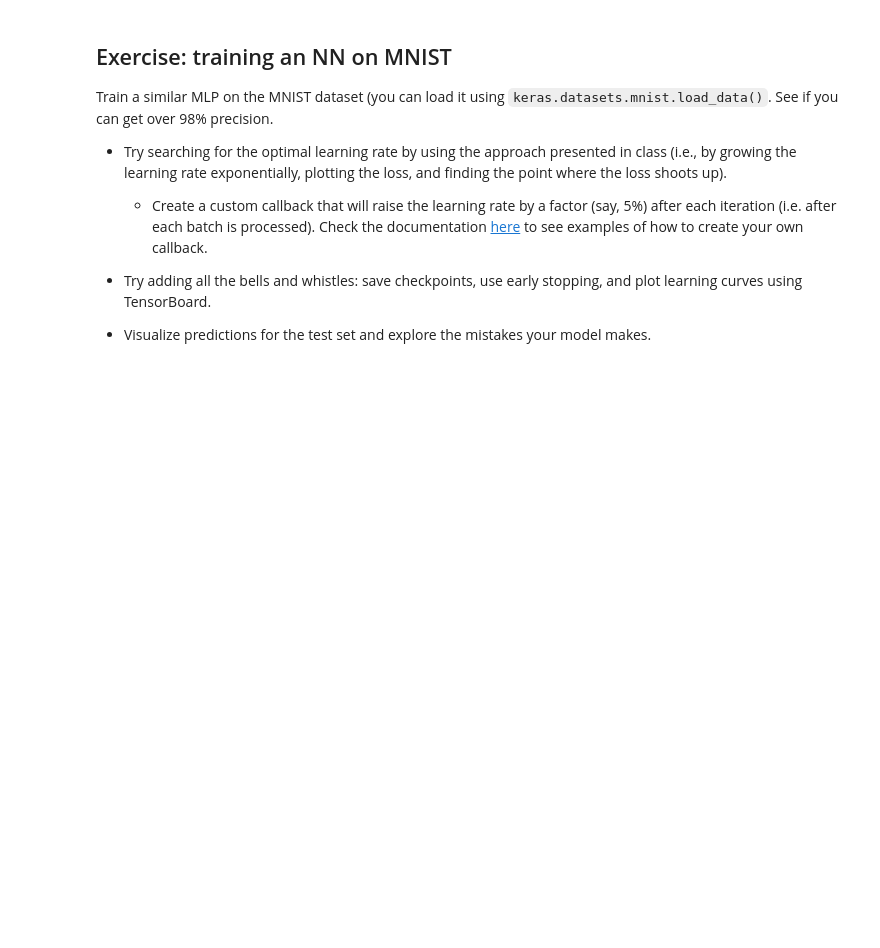
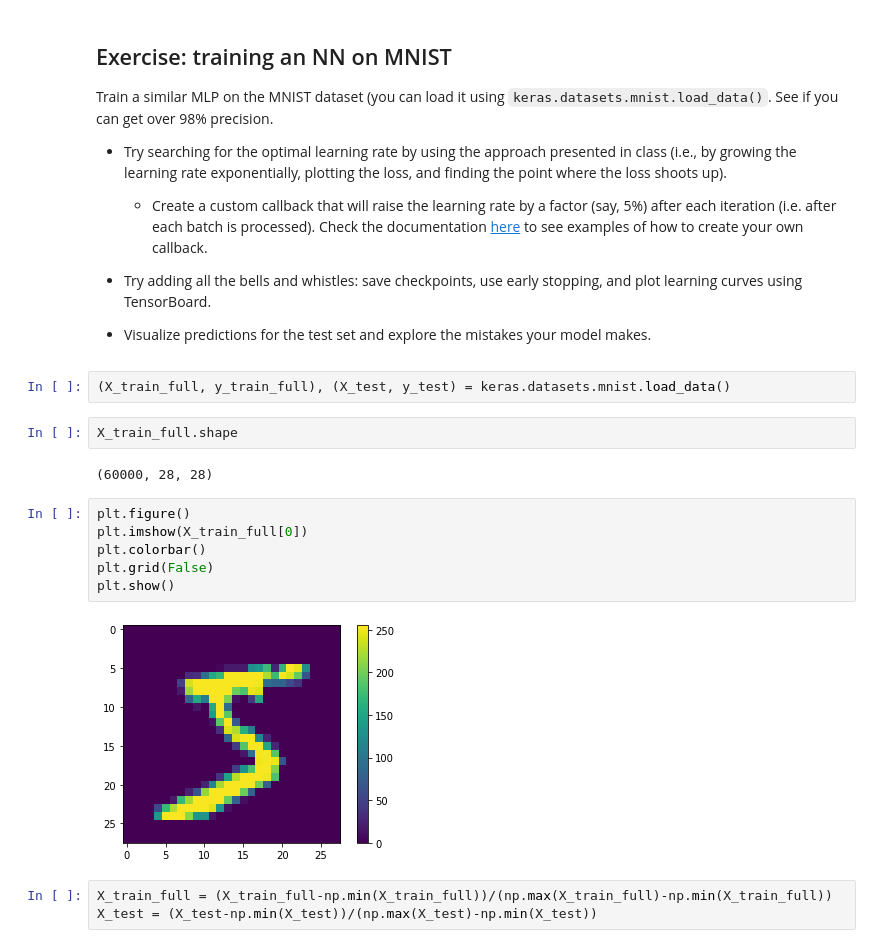
Before and after one commit to bendurand/hello-world, a Jupyter notebook: LabAssignementNNwithKeras.ipynb, the cells around one changed output. Drawn from its saved outputs; the diff is of its cells as text; blank space fills up the shorter version.

```diff
--- a/LabAssignementNNwithKeras.ipynb
+++ b/LabAssignementNNwithKeras.ipynb
@@ -851,3 +851,20 @@ Train a similar MLP on the MNIST dataset (you can load it using `keras.datasets.
 - Try adding all the bells and whistles: save checkpoints, use early stopping, and plot learning curves using TensorBoard.
 
 - Visualize predictions for the test set and explore the mistakes your model makes.
+# %%
+(X_train_full, y_train_full), (X_test, y_test) = keras.datasets.mnist.load_data()
+# %%
+X_train_full.shape
+# %% [output]
+(60000, 28, 28)
+# %%
+plt.figure()
+plt.imshow(X_train_full[0])
+plt.colorbar()
+plt.grid(False)
+plt.show()
+# %% [output]
+[figure, added]
+# %%
+X_train_full = (X_train_full-np.min(X_train_full))/(np.max(X_train_full)-np.min(X_train_full))
+X_test = (X_test-np.min(X_test))/(np.max(X_test)-np.min(X_test))
```
Also changed, not shown: parts of 7 cells of this notebook.
